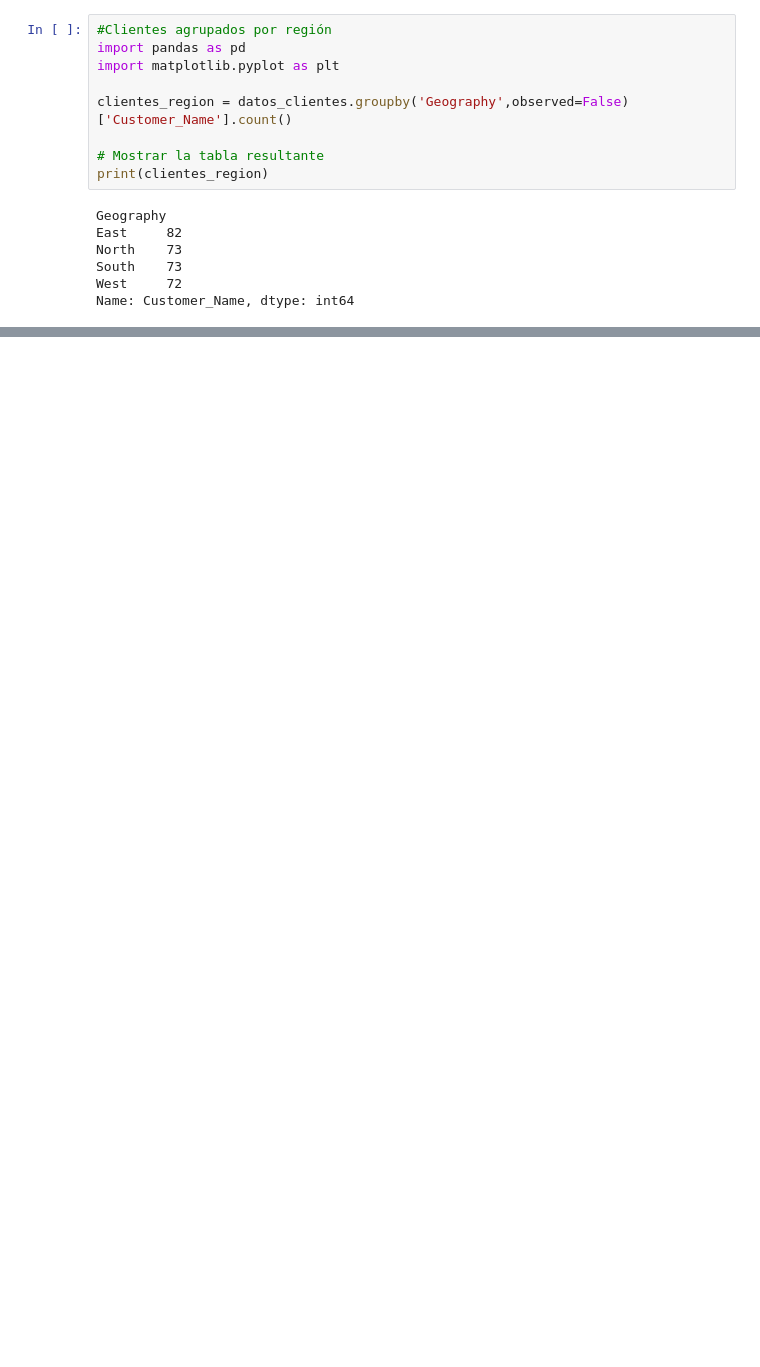
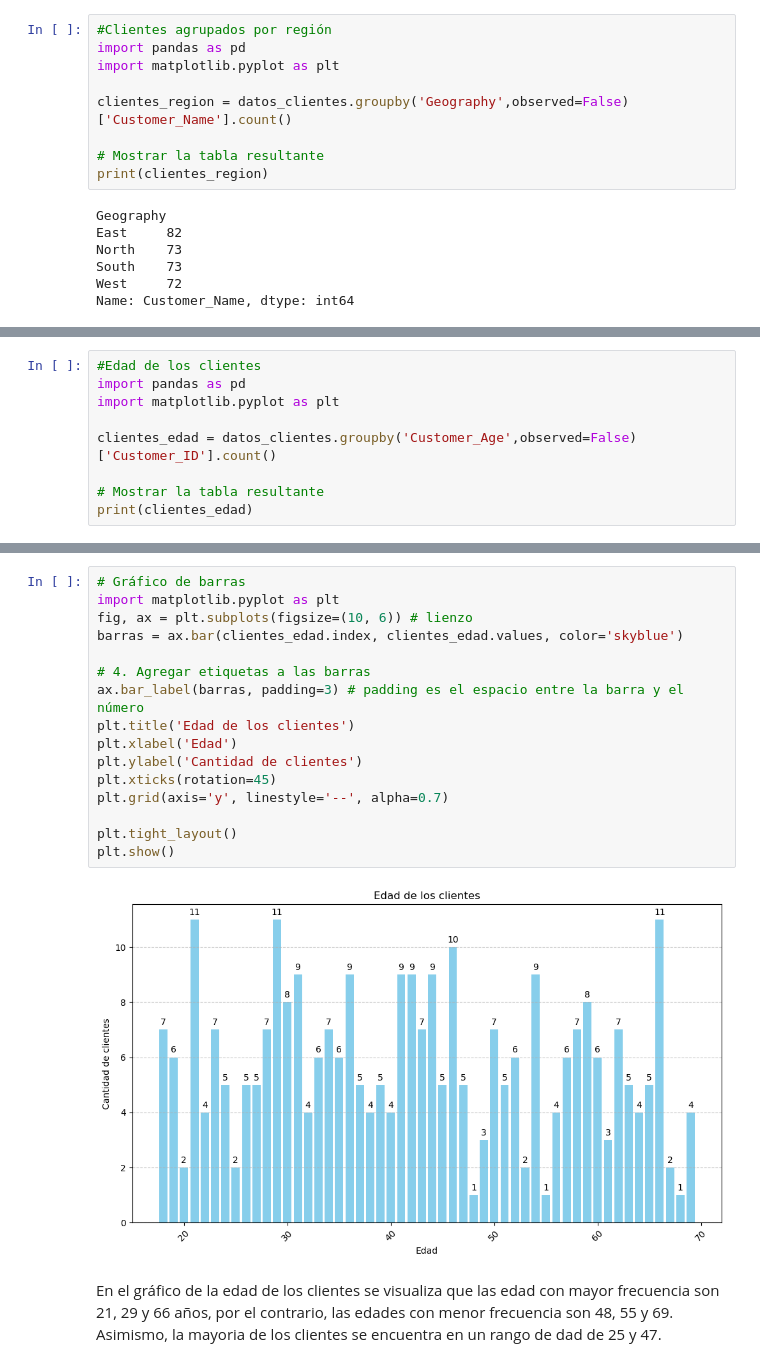
Before and after one commit to abigailTrujilloMtz/Proyecto_Analisis, a Jupyter notebook: Actividad_semana1.ipynb, the cells around one changed output, grey strips where cells are left out. Cells and saved outputs as stored; diff of their text form; blank space fills up the shorter version.

```diff
--- a/Actividad_semana1.ipynb
+++ b/Actividad_semana1.ipynb
@@ -296,0 +312,9 @@ plt.show()
+# %%
+#Edad de los clientes
+import pandas as pd
+import matplotlib.pyplot as plt
+
+clientes_edad = datos_clientes.groupby('Customer_Age',observed=False)['Customer_ID'].count()
+
+# Mostrar la tabla resultante
+print(clientes_edad)
@@ -296,0 +339,20 @@ plt.show()
+# %%
+# Gráfico de barras
+import matplotlib.pyplot as plt
+fig, ax = plt.subplots(figsize=(10, 6)) # lienzo
+barras = ax.bar(clientes_edad.index, clientes_edad.values, color='skyblue')
+
+# 4. Agregar etiquetas a las barras
+ax.bar_label(barras, padding=3) # padding es el espacio entre la barra y el número
+plt.title('Edad de los clientes')
+plt.xlabel('Edad')
+plt.ylabel('Cantidad de clientes')
+plt.xticks(rotation=45)
+plt.grid(axis='y', linestyle='--', alpha=0.7)
+
+plt.tight_layout()
+plt.show()
+# %% [output]
+[figure, added]
+# %% [markdown]
+En el gráfico de la edad de los clientes se visualiza que las edad con mayor frecuencia son 21, 29 y 66 años, por el contrario, las edades con menor frecuencia son 48, 55 y 69. Asimismo, la mayoria de los clientes se encuentra en un rango de dad de 25 y 47.
```
Also changed, not shown: parts of 8 cells of this notebook.
